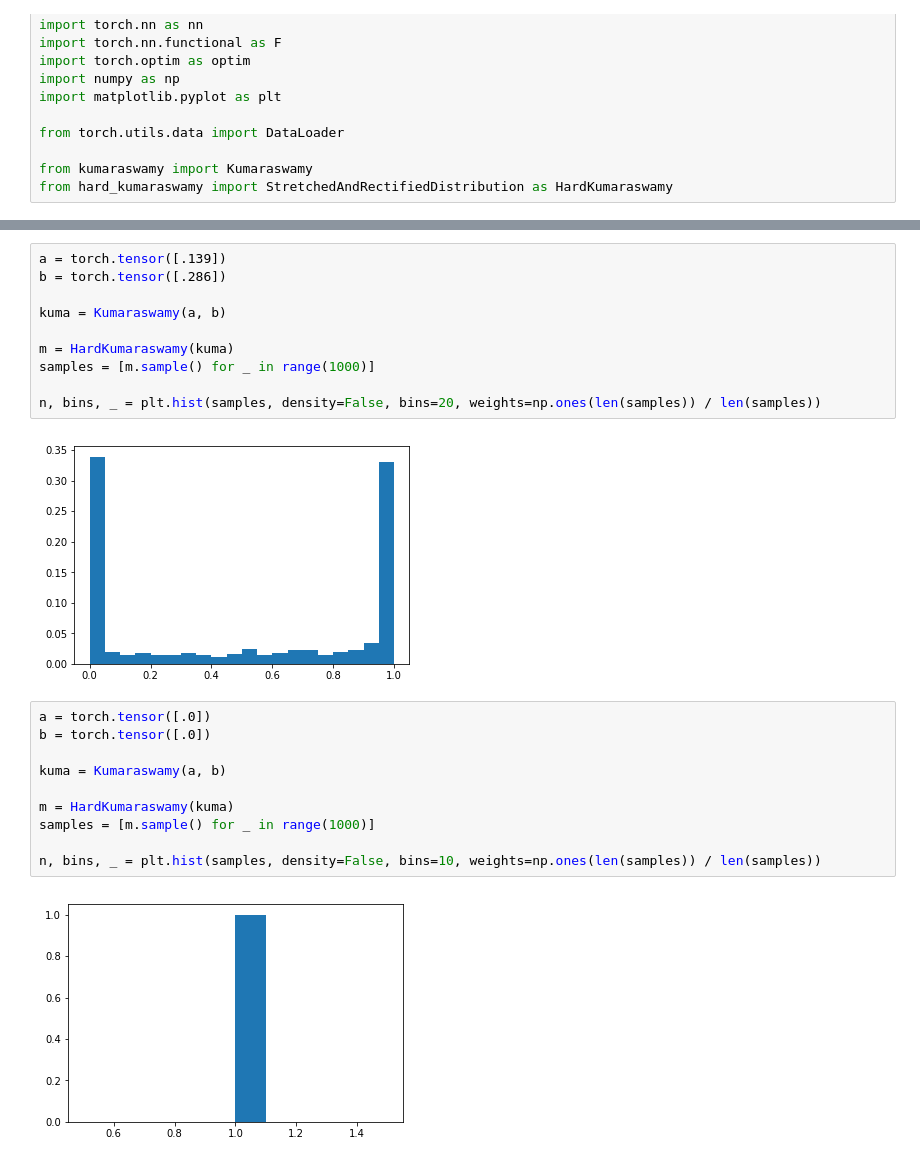
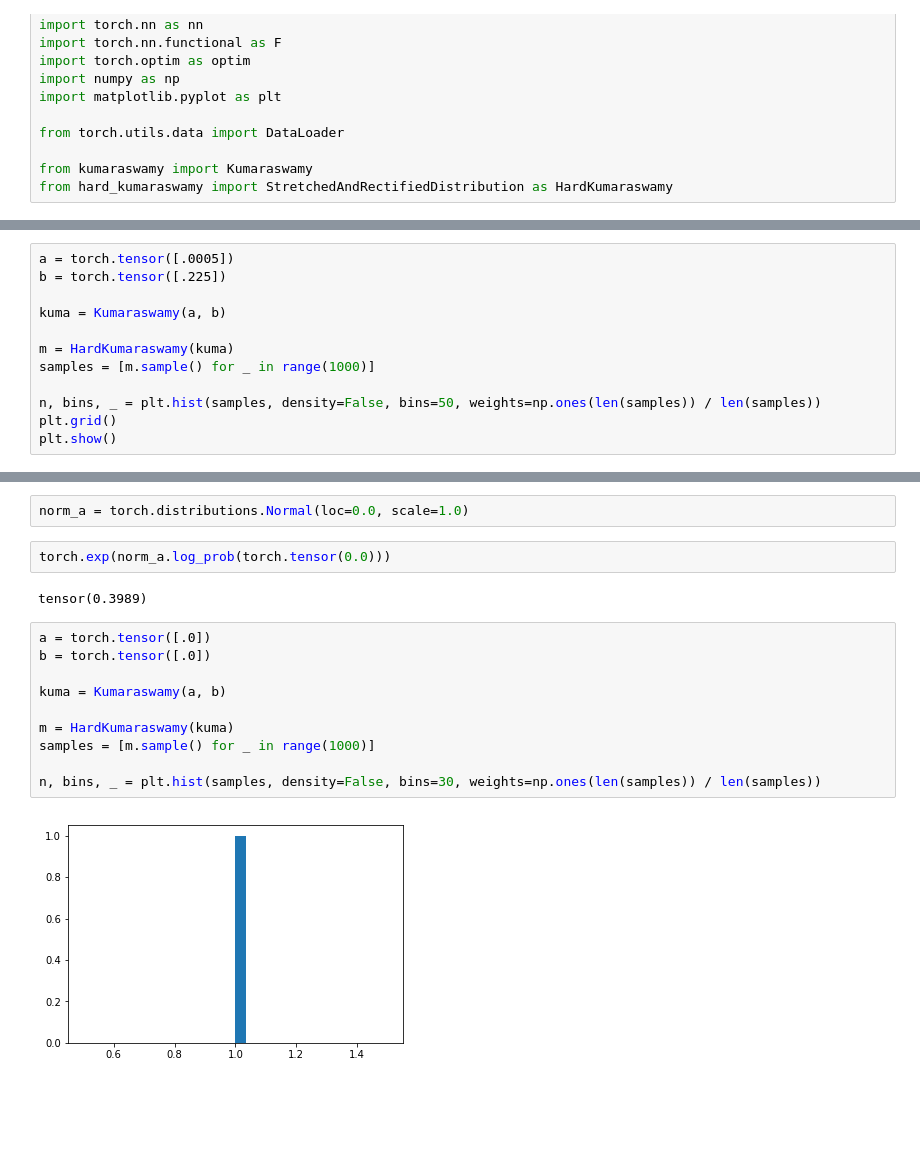
Before and after one commit to akashrajkn/akruti, a Jupyter notebook: src/kuma_sampling.ipynb, the cells around one changed output, grey strips where cells are left out. Saved outputs shown, nothing was run; the diff lists cells and outputs as text; blank space fills up the shorter version.

```diff
--- a/src/kuma_sampling.ipynb
+++ b/src/kuma_sampling.ipynb
@@ -52,0 +44,12 @@ tensor([-1.2074])
+# %%
+a = torch.tensor([.0005])
+b = torch.tensor([.225])
+
+kuma = Kumaraswamy(a, b)
+
+m = HardKumaraswamy(kuma)
+samples = [m.sample() for _ in range(1000)]
+
+n, bins, _ = plt.hist(samples, density=False, bins=50, weights=np.ones(len(samples)) / len(samples))
+plt.grid()
+plt.show()
@@ -53,24 +88,18 @@ tensor([-1.2074])
+# %%
+norm_a = torch.distributions.Normal(loc=0.0, scale=1.0)
+# %%
+torch.exp(norm_a.log_prob(torch.tensor(0.0)))
+# %% [output]
+tensor(0.3989)
 # %%
-a = torch.tensor([.139])
-b = torch.tensor([.286])
+a = torch.tensor([.0])
+b = torch.tensor([.0])
 
 kuma = Kumaraswamy(a, b)
 
 m = HardKumaraswamy(kuma)
 samples = [m.sample() for _ in range(1000)]
 
-n, bins, _ = plt.hist(samples, density=False, bins=20, weights=np.ones(len(samples)) / len(samples))
+n, bins, _ = plt.hist(samples, density=False, bins=30, weights=np.ones(len(samples)) / len(samples))
 # %% [output]
-[figure, old version]
+[figure, new version]
-# %%
-a = torch.tensor([.0])
-b = torch.tensor([.0])
-
-kuma = Kumaraswamy(a, b)
-
-m = HardKumaraswamy(kuma)
-samples = [m.sample() for _ in range(1000)]
-
-n, bins, _ = plt.hist(samples, density=False, bins=10, weights=np.ones(len(samples)) / len(samples))
-# %% [output]
-[figure, removed]
```
Also changed, not shown: parts of 4 cells of this notebook, 7 other files.
